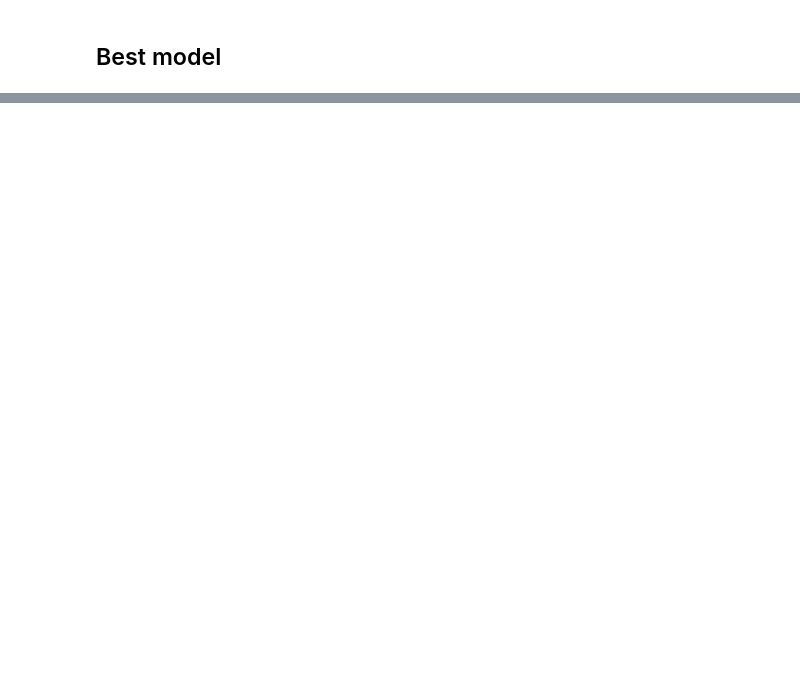
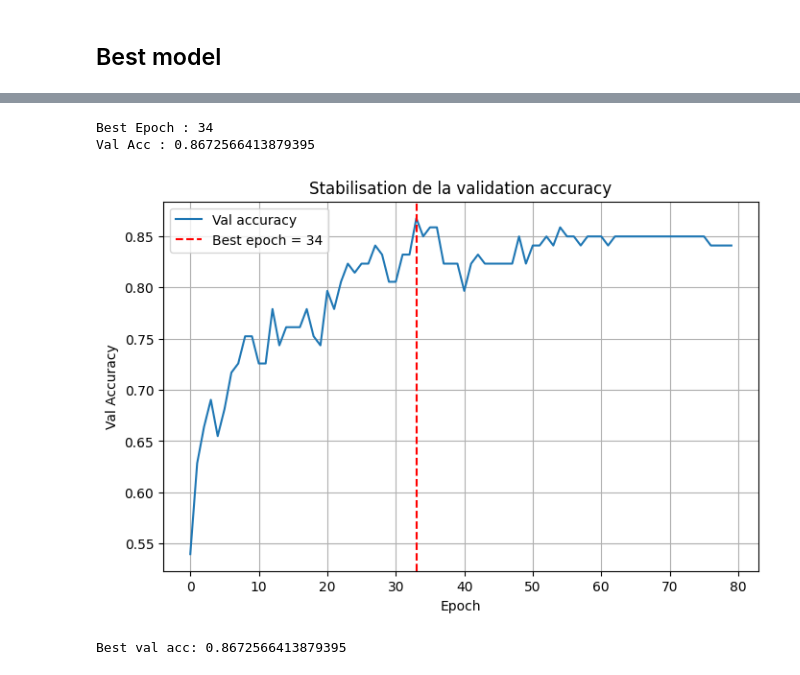
Before and after one commit to Fati349/52-Hertz-KWS, a Jupyter notebook: notebooks/yamnet-256/training_yamnet256.ipynb, the cells around one changed output, grey strips where cells are left out. Cells and saved outputs as stored; diff of their text form; code cells hidden in the pictures; blank space fills up the shorter version.

Commit message:
Corrections pour transfer learning yamnet 256

```diff
--- a/notebooks/yamnet-256/training_yamnet256.ipynb
+++ b/notebooks/yamnet-256/training_yamnet256.ipynb
@@ -19,14 +26,14 @@ from sklearn.metrics import classification_report, confusion_matrix
 # %% [markdown]
 ## Config
 # %%
-DATA_DIR    = "C:\\Users\\sysadmin\\Documents\\stage\\Edge AI\\KWS\\52-Hertz-KWS\\data\\raw"
+DATA_DIR    = "/home/f24achba/Documents/Edge AI/52-Hertz-KWS/data/raw"
 CLASSES     = ["talky", "silence", "unknown"]
 BATCH_SIZE  = 16
-EPOCHS   = 50       # backbone gelé
+EPOCHS   = 80       # backbone gelé
 LR       = 1e-4
-KERAS_PATH  = "C:\\Users\\sysadmin\\Documents\\stage\\Edge AI\\KWS\\52-Hertz-KWS\\src\\models\\yamnet_e256_64x96_tl.keras"
+KERAS_PATH  = "/home/f24achba/Documents/Edge AI/52-Hertz-KWS/src/models/yamnet_e256_64x96_tl.keras"
 
-pipeline = AudioPipeline("C:\\Users\\sysadmin\\Documents\\stage\\Edge AI\\KWS\\52-Hertz-KWS\\configuration\\config_yamnet.yaml")
+pipeline = AudioPipeline("/home/f24achba/Documents/Edge AI/52-Hertz-KWS/configuration/config_yamnet.yaml")
 # %% [markdown]
 ## Chargement des chemins + labels
 # %%
@@ -184,0 +209,33 @@ weighted avg       0.94      0.94      0.94       114
+# %%
+best_epoch = np.argmax(history.history["val_accuracy"]) + 1
+best_val_acc = np.max(history.history["val_accuracy"])
+
+print(f"Best Epoch : {best_epoch}")
+print(f"Val Acc : {best_val_acc}")
+# %% [output]
+Best Epoch : 34
+Val Acc : 0.8672566413879395
+# %%
+import numpy as np
+import matplotlib.pyplot as plt
+
+val_acc = history.history["val_accuracy"]
+best_epoch = np.argmax(val_acc)
+
+plt.figure(figsize=(8,5))
+
+plt.plot(val_acc, label="Val accuracy")
+plt.axvline(best_epoch, color="red", linestyle="--", label=f"Best epoch = {best_epoch+1}")
+
+plt.xlabel("Epoch")
+plt.ylabel("Val Accuracy")
+plt.title("Stabilisation de la validation accuracy")
+plt.legend()
+plt.grid(True)
+
+plt.show()
+
+print("Best val acc:", val_acc[best_epoch])
+# %% [output]
+[figure, added]
+Best val acc: 0.8672566413879395
```
Also changed, not shown: parts of 10 cells of this notebook, 12 other files.
